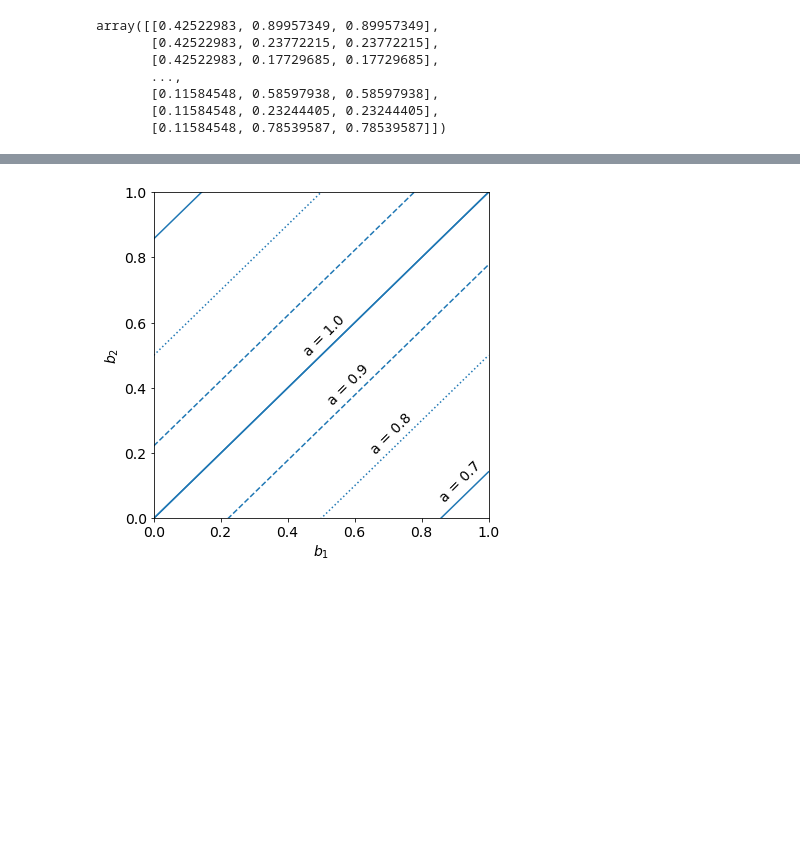
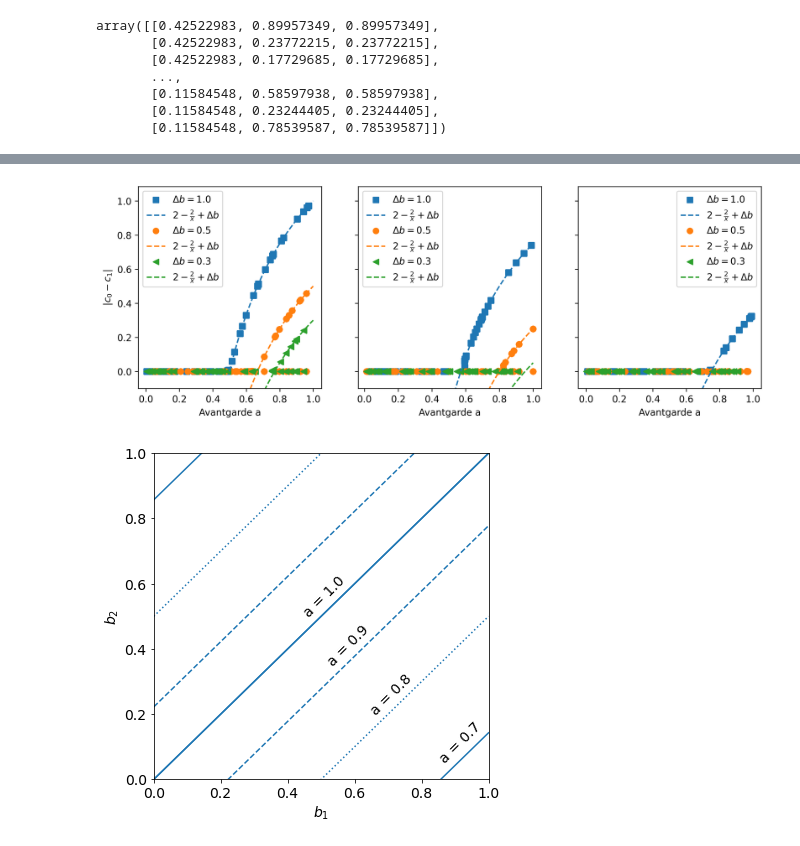
Before and after one commit to lquante/social_agent_based_modelling, a Jupyter notebook: notebooks/bifurcation.ipynb, the cells around one changed output, grey strips where cells are left out. Cells and saved outputs as stored; diff of their text form; code cells hidden in the pictures; blank space fills up the shorter version.

```diff
--- a/notebooks/bifurcation.ipynb
+++ b/notebooks/bifurcation.ipynb
@@ -186,3 +240,32 @@ plt.show()
+# %%
+fig, axes = plt.subplots(1, 3, figsize=(12, 4), sharey=True)
+#plt.scatter(results[:, 0], np.abs(results[:, 2] - results[:, 1]), label=r"$\Delta b = 0.5$", c="b")
+#plt.scatter(results2[:, 0], np.abs(results2[:, 2] - results2[:, 1]), label=r"$\Delta b = 1.0$", marker="^")
+x = np.linspace(0.5, 1, 100)
+data = [[r11, r12, r13], [r21, r22, r23], [r31, r32, r33]]
+colors = ("tab:blue", "tab:orange", "tab:green")
+markers = ("s", "o", "<")
+for ax, rr in zip(axes, data):
+    for r, c, m in zip(rr, colors, markers):
+    #     if r.r0.size > 0:
+    #         plt.scatter(r.r0[:, 0], r.r0[:, 2] - r.r0[:, 1],
+    #                     label=r"$\Delta b = 0.5$", c=c, marker="o")
+        if r.r1.size > 0:
+            ax.scatter(r.r1[:, 0], r.r1[:, 2] - r.r1[:, 1],
+                        label=r"$\Delta b = %.1f$" % (r.b2 - r.b1), c=c, marker=m)
+
+        q = np.divide((r.a2 + x), (r.a2 * x))
+        ax.plot(x, r.b2-r.b1 + 2 - q, "--", c=c, label=r"$2-\frac{2}{x}+\Delta b$")
+
+# plt.title("Bifurcation for 2 agent system with equal avantgarde factor")
+    ax.set_xlabel("Avantgarde a")
+    ax.set_ylim(-0.1)
+    ax.legend()
+
+axes[0].set_ylabel(r"|$c_0 - c_1$|")
+plt.show()
+# %% [output]
+[figure, added]
 # %%
 import matplotlib
 matplotlib.rcParams.update({'font.size': 14})
```
Also changed, not shown: parts of 12 cells of this notebook, 5 other files.
